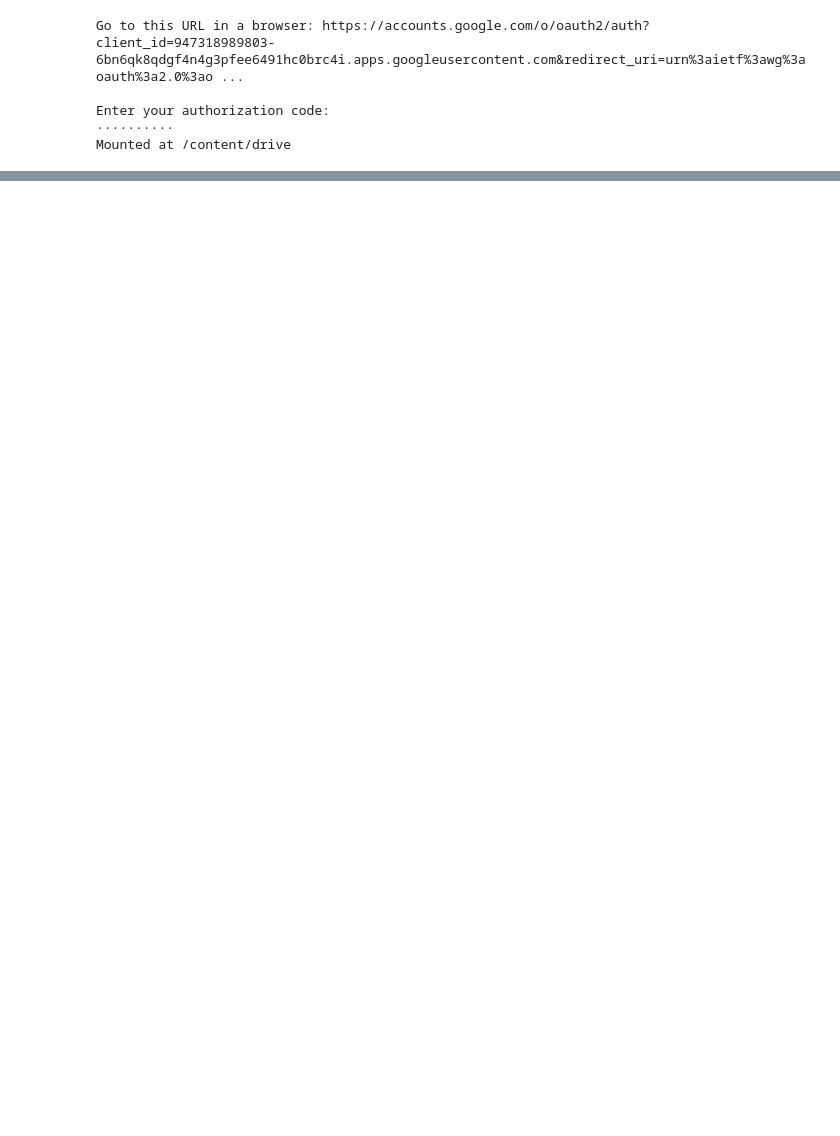
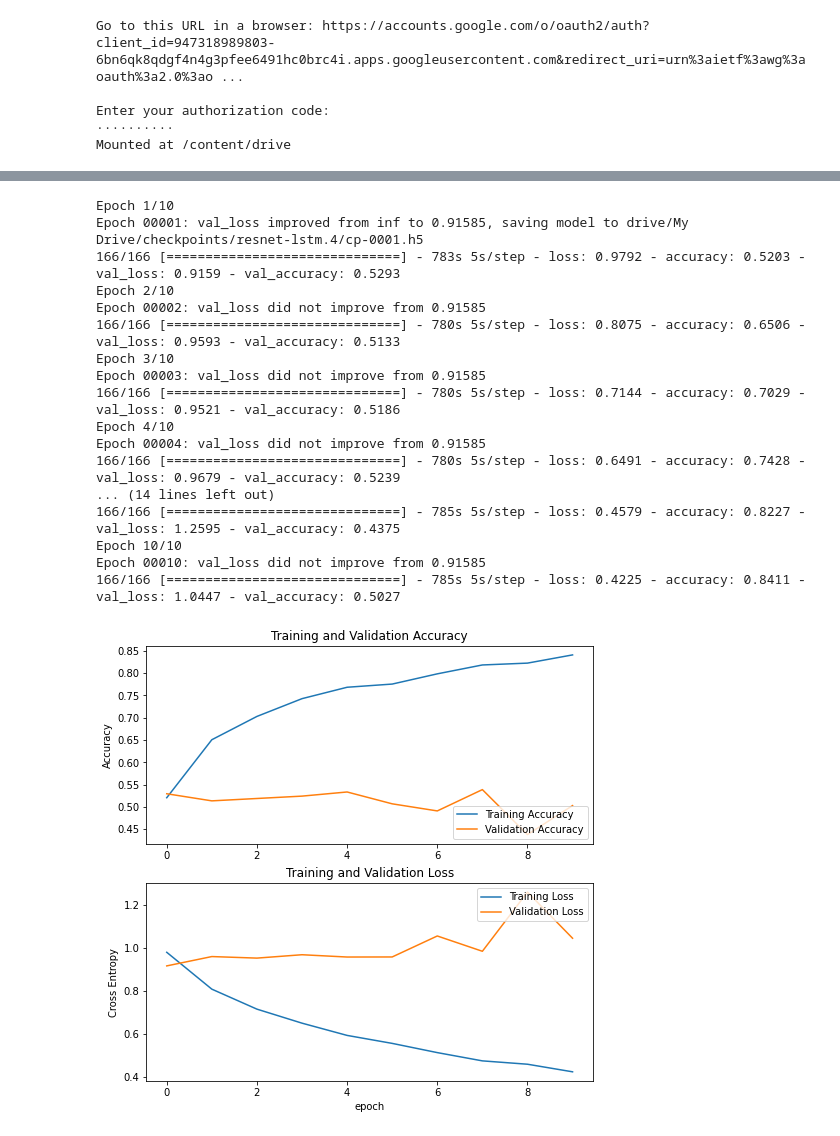
Before and after one commit to fusical/emotiw, a Jupyter notebook: notebooks/scene/1.0-tj-resnet-lstm.ipynb, the cells around one changed output, grey strips where cells are left out. Saved outputs shown, nothing was run; the diff lists cells and outputs as text; code cells hidden in the pictures; blank space fills up the shorter version.

```diff
--- a/notebooks/scene/1.0-tj-resnet-lstm.ipynb
+++ b/notebooks/scene/1.0-tj-resnet-lstm.ipynb
@@ -544,0 +698,54 @@ AttributeError: ignored
+# %%
+import pickle
+history = model.fit(
+          train_generator,
+          epochs=initial_epochs,
+          callbacks=[cp_callback],
+          validation_data=validation_generator
+)
+
+acc = history.history['accuracy']
+val_acc = history.history['val_accuracy']
+
+loss = history.history['loss']
+val_loss = history.history['val_loss']
+
+
+plt.figure(figsize=(8, 8))
+plt.subplot(2, 1, 1)
+plt.plot(acc, label='Training Accuracy')
+plt.plot(val_acc, label='Validation Accuracy')
+plt.legend(loc='lower right')
+plt.ylabel('Accuracy')
+plt.title('Training and Validation Accuracy')
+
+plt.subplot(2, 1, 2)
+plt.plot(loss, label='Training Loss')
+plt.plot(val_loss, label='Validation Loss')
+plt.legend(loc='upper right')
+plt.ylabel('Cross Entropy')
+plt.title('Training and Validation Loss')
+plt.xlabel('epoch')
+plt.show()
+
+with open(f"drive/My Drive/checkpoints/{MODEL_NAME}/history.pkl", 'wb') as handle:
+    pickle.dump(history.history, handle)
+# %% [output]
+Epoch 1/10
+Epoch 00001: val_loss improved from inf to 0.91585, saving model to drive/My Drive/checkpoints/resnet-lstm.4/cp-0001.h5
+166/166 [==============================] - 783s 5s/step - loss: 0.9792 - accuracy: 0.5203 - val_loss: 0.9159 - val_accuracy: 0.5293
+Epoch 2/10
+Epoch 00002: val_loss did not improve from 0.91585
+166/166 [==============================] - 780s 5s/step - loss: 0.8075 - accuracy: 0.6506 - val_loss: 0.9593 - val_accuracy: 0.5133
+Epoch 3/10
+Epoch 00003: val_loss did not improve from 0.91585
+166/166 [==============================] - 780s 5s/step - loss: 0.7144 - accuracy: 0.7029 - val_loss: 0.9521 - val_accuracy: 0.5186
+Epoch 4/10
+Epoch 00004: val_loss did not improve from 0.91585
+166/166 [==============================] - 780s 5s/step - loss: 0.6491 - accuracy: 0.7428 - val_loss: 0.9679 - val_accuracy: 0.5239
+... (14 lines left out)
+166/166 [==============================] - 785s 5s/step - loss: 0.4579 - accuracy: 0.8227 - val_loss: 1.2595 - val_accuracy: 0.4375
+Epoch 10/10
+Epoch 00010: val_loss did not improve from 0.91585
+166/166 [==============================] - 785s 5s/step - loss: 0.4225 - accuracy: 0.8411 - val_loss: 1.0447 - val_accuracy: 0.5027
+[figure, added]
```
Also changed, not shown: parts of 24 cells of this notebook, 8 other files.
